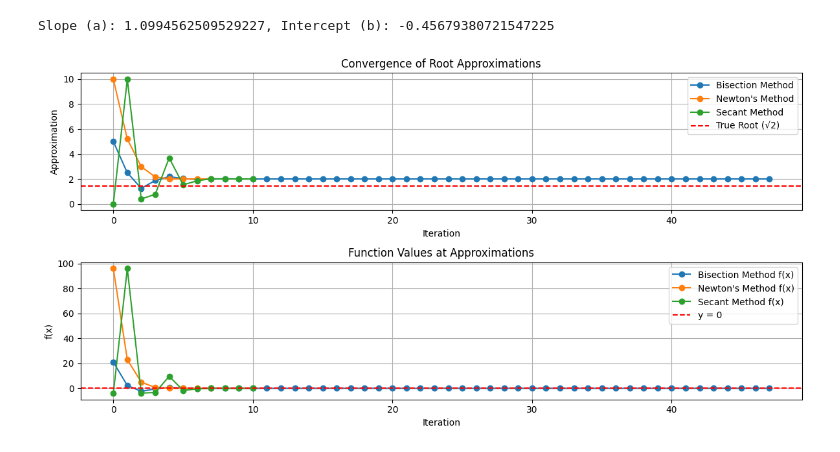
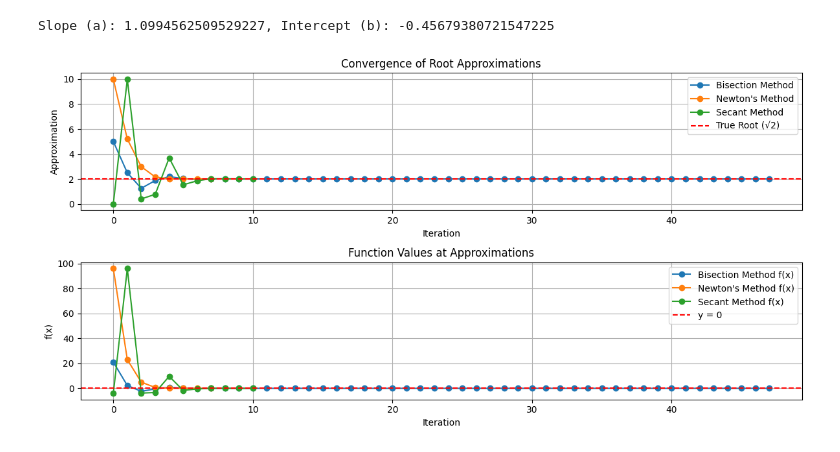
Before and after one commit to meluzyn100/numerical_methods, a Jupyter notebook: notebooks/lab_1.ipynb, the cells around one changed output. Cells and saved outputs as stored; diff of their text form; code cells hidden in the pictures.

```diff
--- a/notebooks/lab_1.ipynb
+++ b/notebooks/lab_1.ipynb
@@ -205,32 +215,32 @@ fig, axs = plt.subplots(2, 1, figsize=(12, 6))
 
 bisection_x = bisection_method(f, 0, 10)[1]
 axs[0].plot(bisection_x, marker='o', label="Bisection Method")
 
 newton_x = newton_method(f, 10)
 axs[0].plot(newton_x, marker='o', label="Newton's Method")
 
 secant_x = secant_method(f, 0, 10, 20)
 axs[0].plot(secant_x, marker='o', label="Secant Method")
 
-axs[0].axhline(y=2**(1/2), linestyle="--", color="red", label="True Root (√2)")
+axs[0].axhline(y=2, linestyle="--", color="red", label="True Root (√2)")
 axs[0].set_title("Convergence of Root Approximations")
 axs[0].set_xlabel("Iteration")
 axs[0].set_ylabel("Approximation")
 axs[0].legend()
 axs[0].grid()
 
 axs[1].plot([f(x) for x in bisection_x], marker='o', label="Bisection Method f(x)")
 axs[1].plot([f(x) for x in newton_x], marker='o', label="Newton's Method f(x)")
 axs[1].plot([f(x) for x in secant_x], marker='o', label="Secant Method f(x)")
 
 axs[1].axhline(y=0, linestyle="--", color="red", label="y = 0")
 axs[1].set_title("Function Values at Approximations")
 axs[1].set_xlabel("Iteration")
 axs[1].set_ylabel("f(x)")
 axs[1].legend()
 axs[1].grid()
 
 plt.tight_layout()
 plt.show()
 # %% [output]
-[figure, old version]
+[figure, new version]
```
Also changed, not shown: parts of 3 cells of this notebook, 1 other file.
